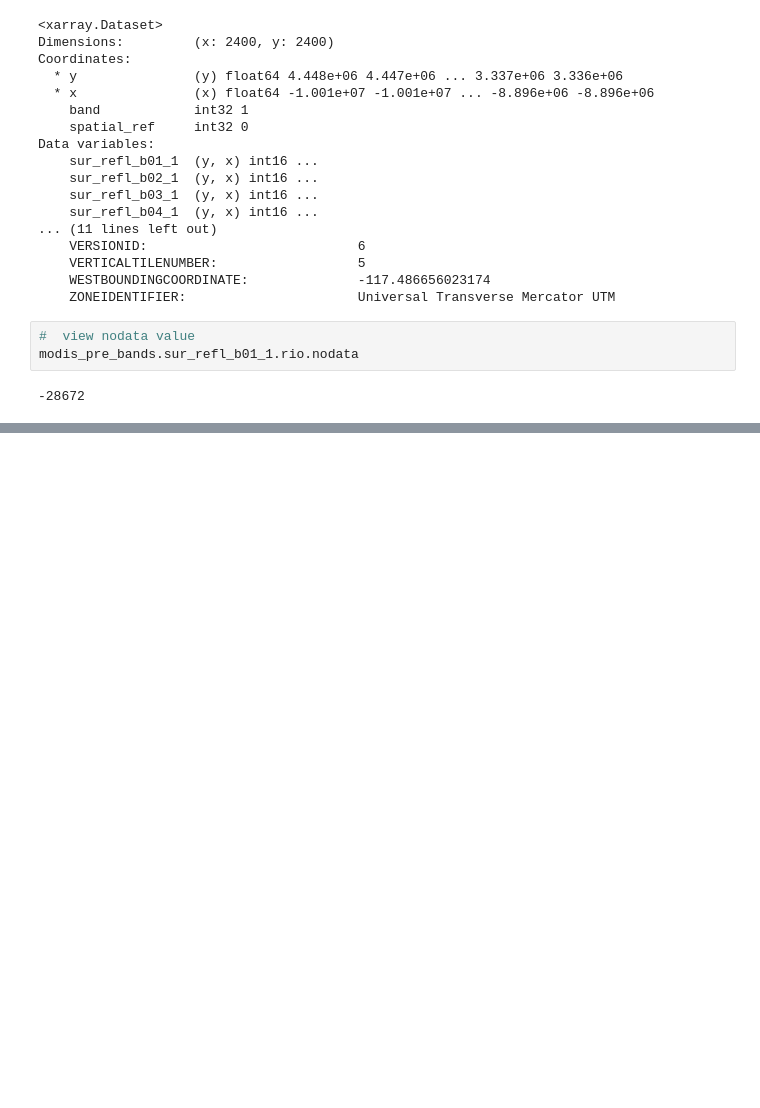
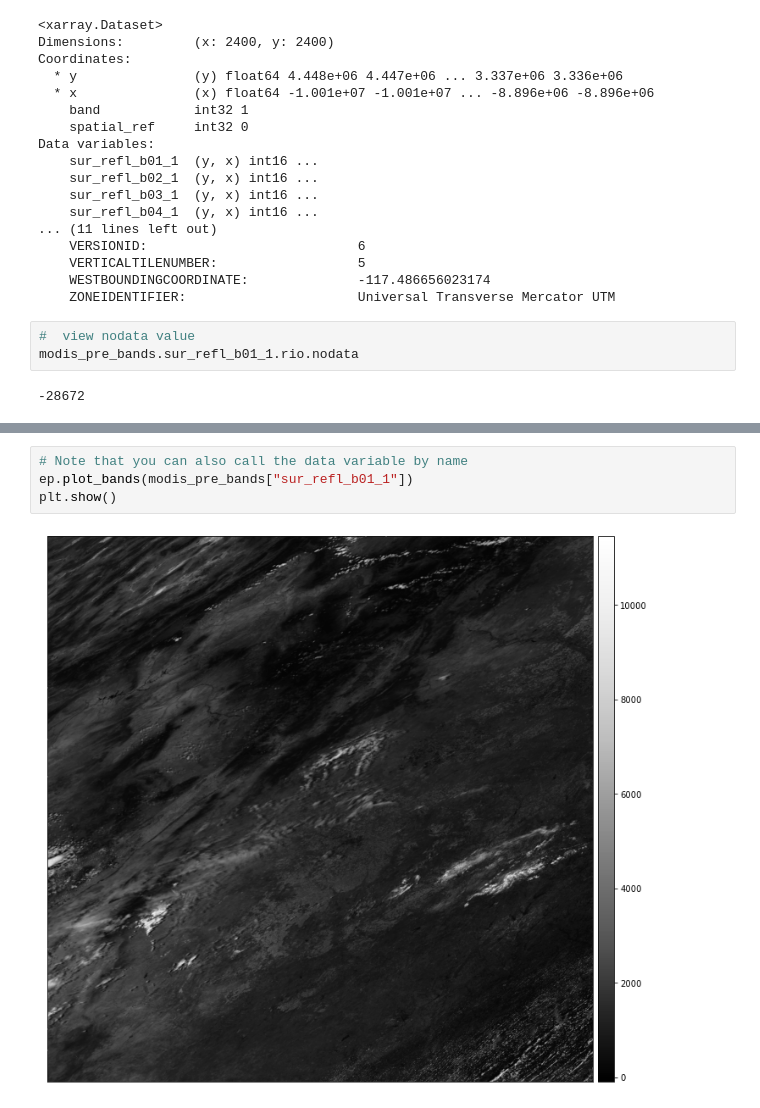
Before and after one commit to JosepAnSabate/jupyter_maps, a Jupyter notebook: earth_data_science/6_hierarchical_data_formats/ch_12_hdf4/2. Open and Use MODIS Data in HDF4 format in Open Source Python.ipynb, the cells around one changed output, grey strips where cells are left out. Cells and saved outputs as stored; diff of their text form; blank space fills up the shorter version.

```diff
--- a/earth_data_science/6_hierarchical_data_formats/ch_12_hdf4/2. Open and Use MODIS Data in HDF4 format in Open Source Python.ipynb
+++ b/earth_data_science/6_hierarchical_data_formats/ch_12_hdf4/2. Open and Use MODIS Data in HDF4 format in Open Source Python.ipynb
@@ -238,0 +291,6 @@ modis_pre_bands.sur_refl_b01_1.rio.nodata
+# %%
+# Note that you can also call the data variable by name
+ep.plot_bands(modis_pre_bands["sur_refl_b01_1"])
+plt.show()
+# %% [output]
+[figure, added]
```
Also changed, not shown: parts of 45 cells of this notebook.
